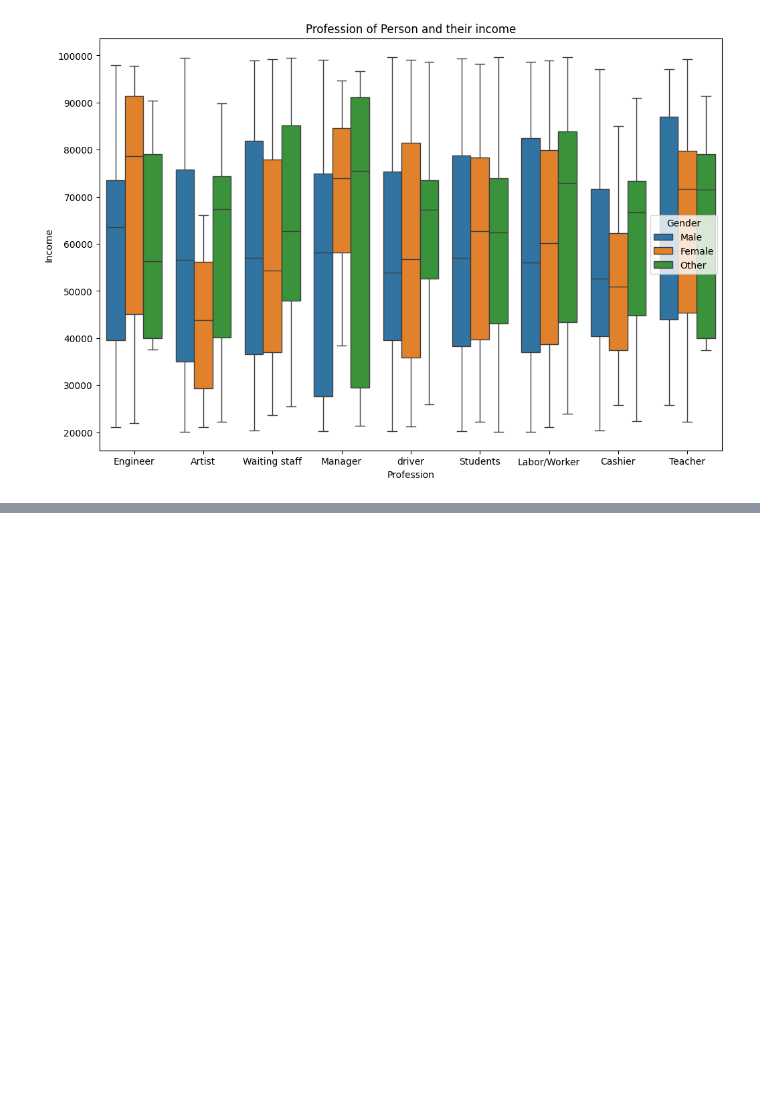
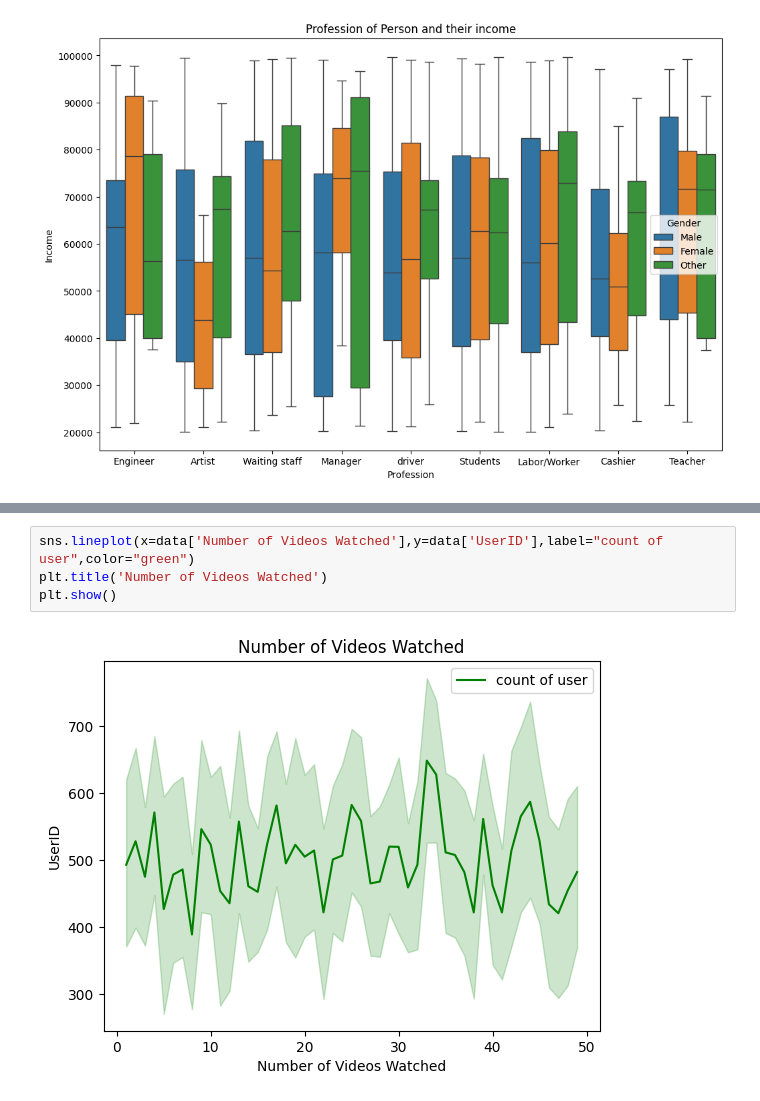
Before and after one commit to ankitg-02/Social-Media-Usage-analysis, a Jupyter notebook: Social_Media_Usage.ipynb, the cells around one changed output, grey strips where cells are left out. Drawn from its saved outputs; the diff is of its cells as text; blank space fills up the shorter version.

```diff
--- a/Social_Media_Usage.ipynb
+++ b/Social_Media_Usage.ipynb
@@ -182,0 +187,6 @@ plt.show()
+# %%
+sns.lineplot(x=data['Number of Videos Watched'],y=data['UserID'],label="count of user",color="green")
+plt.title('Number of Videos Watched')
+plt.show()
+# %% [output]
+[figure, added]
```
Also changed, not shown: parts of 7 cells of this notebook.
